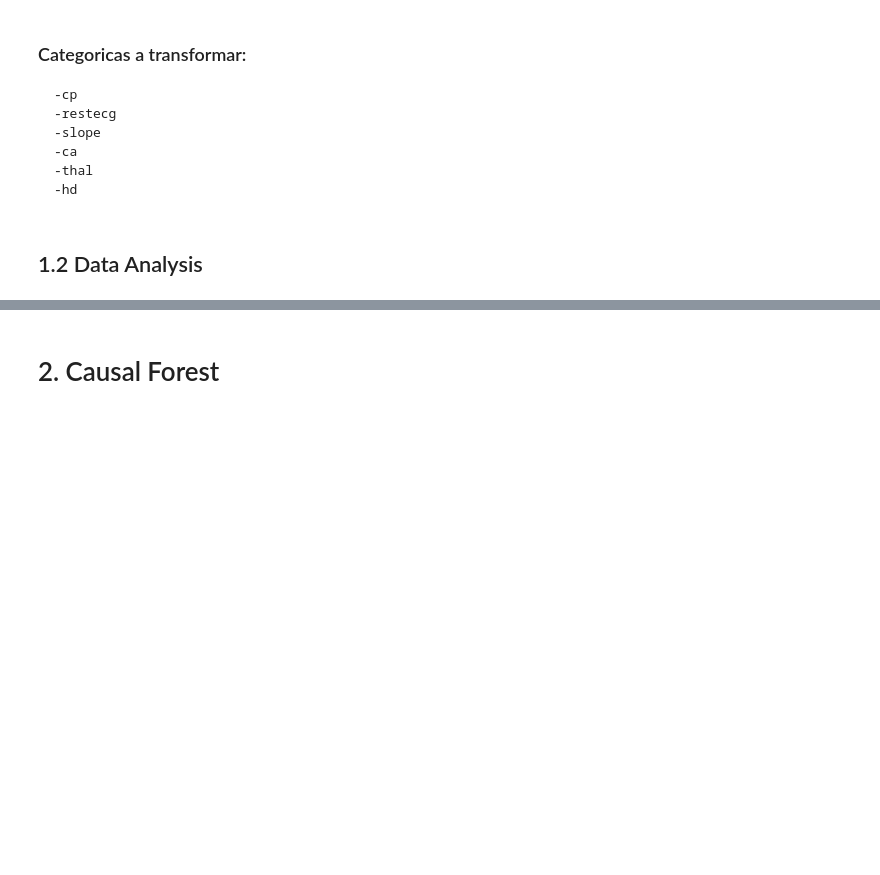
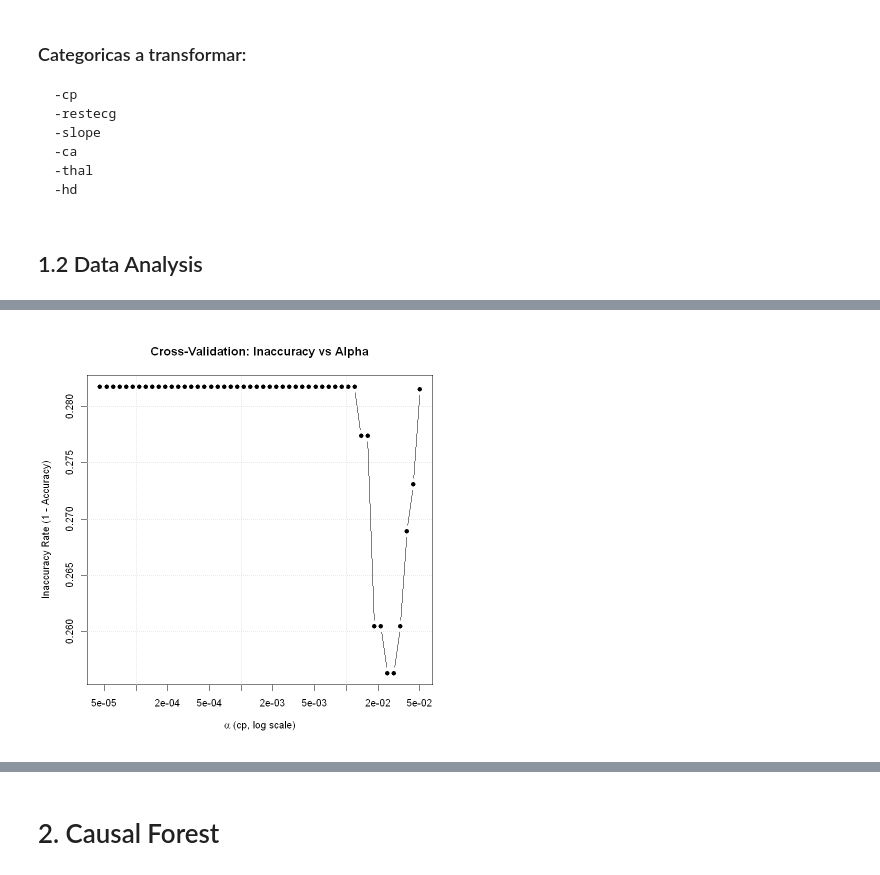
Before and after one commit to gsaco/Decision_Trees, a Jupyter notebook: R/scripts/Assignment.ipynb, the cells around one changed output, grey strips where cells are left out. Drawn from its saved outputs; the diff is of its cells as text; code cells hidden in the pictures; blank space fills up the shorter version.

```diff
--- a/R/scripts/Assignment.ipynb
+++ b/R/scripts/Assignment.ipynb
@@ -252,0 +118,93 @@ Accuracy after pruning: 0.7627119
+# %%
+# --- PARTE 1.2 COMPLETA (con validación de alpha log-scale) ---
+
+library(tidyverse)
+library(caret)
+library(tree)
+library(rpart)
+library(rpart.plot)
+
+set.seed(123)
+
+# --- 1) Cargar y limpiar datos ---
+data_tree <- read_csv("C:/Users/VICTOR/Documents/GitHub/Decision_Trees/R/input/processed.cleveland.data",
+                      col_names = FALSE)
+
+names(data_tree) <- c('age', 'sex', 'cp', 'restbp', 'chol', 'fbs', 'restecg',
+                      'thalach', 'exang', 'oldpeak', 'slope', 'ca', 'thal', 'hd')
+
+data_tree <- data_tree %>%
+  mutate(across(where(is.character), ~ na_if(., "?"))) %>%
+  drop_na() %>%
+  mutate(across(everything(), as.numeric)) %>%
+  mutate(y = ifelse(hd > 0, 1, 0),
+         across(c(sex, cp, fbs, restecg, exang, slope, ca, thal), as.factor),
+         y = factor(y))
+
+# --- 2) Dividir train/test ---
+train_index <- createDataPartition(data_tree$y, p = 0.8, list = FALSE)
+train <- data_tree[train_index, ]
+test  <- data_tree[-train_index, ]
+
+# --- 3) Árbol inicial con 'tree' ---
+tree_model <- tree(y ~ age + sex + cp + restbp + chol + fbs + restecg +
+                     thalach + exang + oldpeak + slope + ca + thal,
+                   data = train)
+
+plot(tree_model)
+text(tree_model, pretty = 0, cex = 0.6)
+title("Initial Classification Tree (Overfitted)")
+
+# Matriz de confusión inicial
+pred <- predict(tree_model, test, type = "class")
+confusionMatrix(data = pred, reference = test$y, positive = "1")
+cat("Initial accuracy:", mean(pred == test$y), "\n")
+
+# --- 4) Cross-validation con alpha (rpart) ---
+# Generar 50 valores de α (cp) en escala logarítmica
+alpha_values <- exp(seq(-10, log(0.05), length.out = 50))
+
+# Configurar validación cruzada 4-fold
+train_control <- trainControl(method = "cv", number = 4)
+
+# Entrenamiento con grid de α
+set.seed(123)
+rpart_model <- train(
+  y ~ age + sex + cp + restbp + chol + fbs + restecg +
+    thalach + exang + oldpeak + slope + ca + thal,
+  data = train,
+  method = "rpart",
+  trControl = train_control,
+  tuneGrid = data.frame(cp = alpha_values)
+)
+
+# Ver resultado del mejor alpha
+best_alpha <- rpart_model$bestTune$cp
+cat("Optimal alpha (cp):", best_alpha, "\n")
+
+# Graficar inaccuracy (1 - accuracy) vs alpha
+results <- rpart_model$results
+results <- results %>% mutate(Inaccuracy = 1 - Accuracy)
+
+plot(results$cp, results$Inaccuracy, type = "b", log = "x",
+     xlab = expression(alpha~"(cp, log scale)"),
+     ylab = "Inaccuracy Rate (1 - Accuracy)",
+     main = "Cross-Validation: Inaccuracy vs Alpha",
+     pch = 19)
+grid()
+
+# --- 5) Árbol final con mejor alpha ---
+best_rpart <- rpart(
+  y ~ age + sex + cp + restbp + chol + fbs + restecg +
+    thalach + exang + oldpeak + slope + ca + thal,
+  data = train,
+  control = rpart.control(cp = best_alpha)
+)
+
+rpart.plot(best_rpart, main = "Pruned Classification Tree (Optimal α)")
+
+# --- 6) Evaluación final ---
+pred_pruned <- predict(best_rpart, test, type = "class")
+confusionMatrix(data = pred_pruned, reference = test$y, positive = "1")
+cat("Accuracy after pruning:", mean(pred_pruned == test$y), "\n")
+# %% [output]
@@ -252,0 +239 @@ Accuracy after pruning: 0.7627119
+[figure, added]
```
Also changed, not shown: parts of 4 cells of this notebook, 1 other file.
